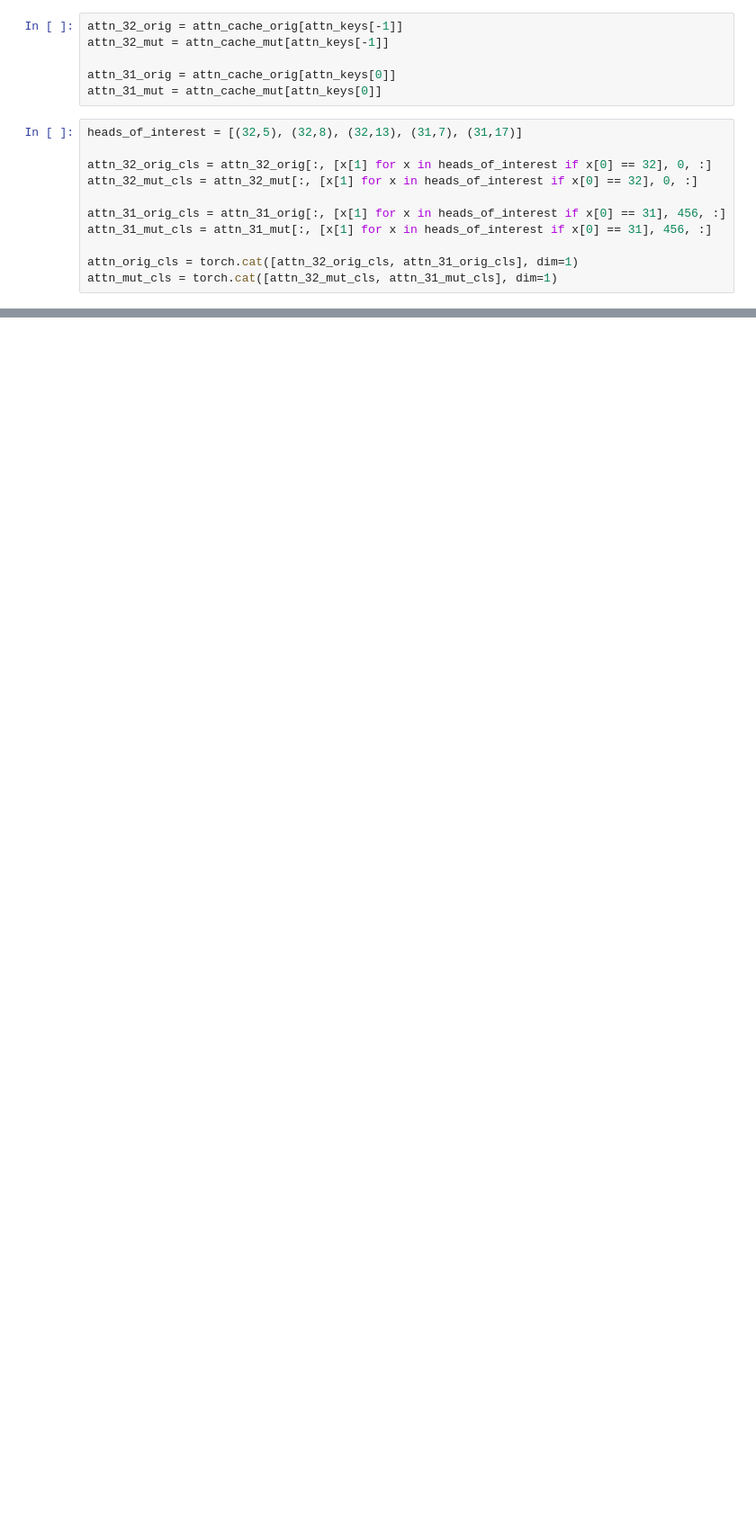
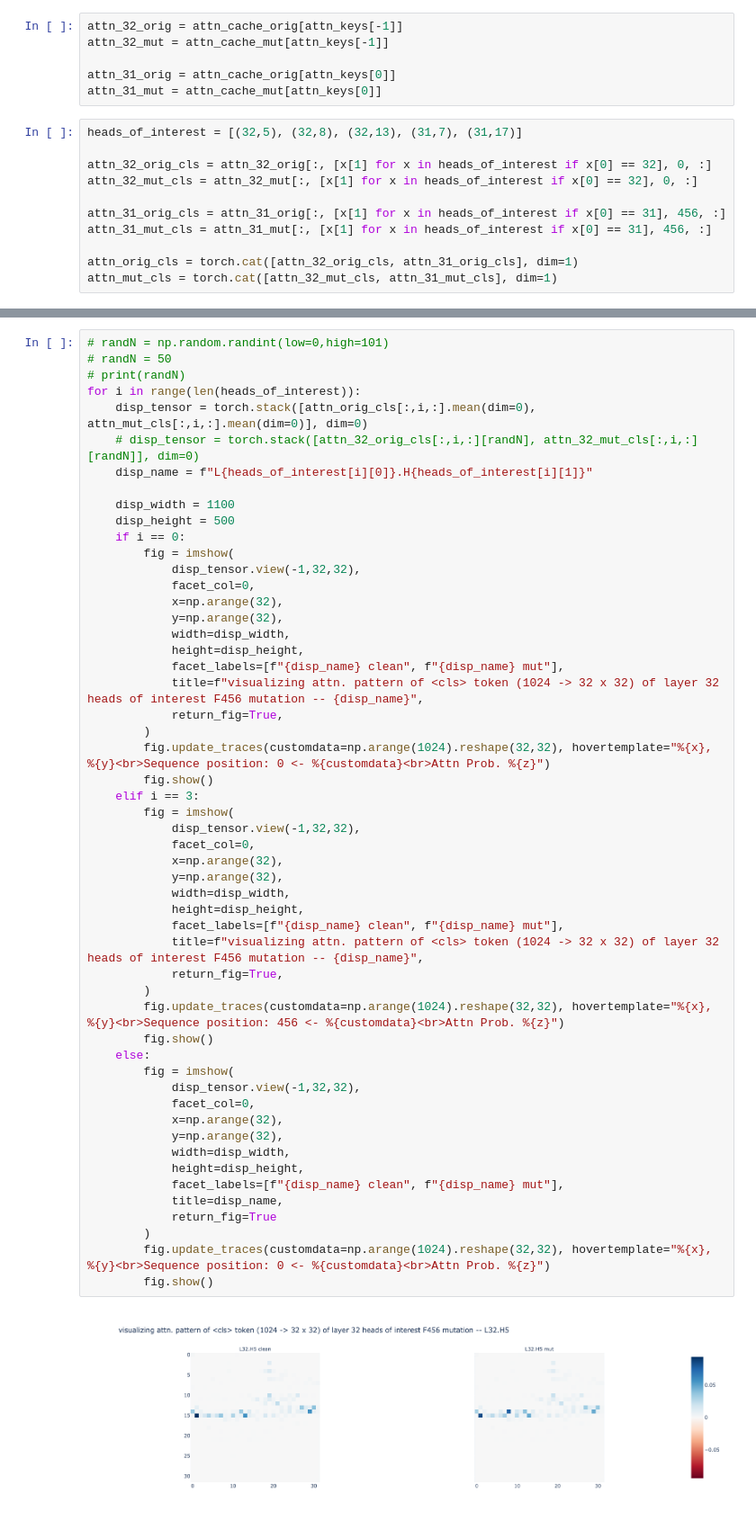
Before and after one commit to blab/mutational-embedding-vectors, a Jupyter notebook: notebooks/plm_circuits/ex31_F456L_replicate.ipynb, the cells around one changed output, grey strips where cells are left out. Shown at 90% size. Cells and saved outputs as stored; diff of their text form; blank space fills up the shorter version.

```diff
--- a/notebooks/plm_circuits/ex31_F456L_replicate.ipynb
+++ b/notebooks/plm_circuits/ex31_F456L_replicate.ipynb
@@ -784,0 +839,55 @@ for i in range(len(heads_of_interest)):
+# %%
+# randN = np.random.randint(low=0,high=101)
+# randN = 50
+# print(randN)
+for i in range(len(heads_of_interest)):
+    disp_tensor = torch.stack([attn_orig_cls[:,i,:].mean(dim=0), attn_mut_cls[:,i,:].mean(dim=0)], dim=0)
+    # disp_tensor = torch.stack([attn_32_orig_cls[:,i,:][randN], attn_32_mut_cls[:,i,:][randN]], dim=0)
+    disp_name = f"L{heads_of_interest[i][0]}.H{heads_of_interest[i][1]}"
+
+    disp_width = 1100
+    disp_height = 500
+    if i == 0:
+        fig = imshow(
+            disp_tensor.view(-1,32,32),
+            facet_col=0,
+            x=np.arange(32),
+            y=np.arange(32),
+            width=disp_width,
+            height=disp_height,
+            facet_labels=[f"{disp_name} clean", f"{disp_name} mut"],
+            title=f"visualizing attn. pattern of <cls> token (1024 -> 32 x 32) of layer 32 heads of interest F456 mutation -- {disp_name}",
+            return_fig=True,
+        )
+        fig.update_traces(customdata=np.arange(1024).reshape(32,32), hovertemplate="%{x}, %{y}<br>Sequence position: 0 <- %{customdata}<br>Attn Prob. %{z}")
+        fig.show()
+    elif i == 3:
+        fig = imshow(
+            disp_tensor.view(-1,32,32),
+            facet_col=0,
+            x=np.arange(32),
+            y=np.arange(32),
+            width=disp_width,
+            height=disp_height,
+            facet_labels=[f"{disp_name} clean", f"{disp_name} mut"],
+            title=f"visualizing attn. pattern of <cls> token (1024 -> 32 x 32) of layer 32 heads of interest F456 mutation -- {disp_name}",
+            return_fig=True,
+        )
+        fig.update_traces(customdata=np.arange(1024).reshape(32,32), hovertemplate="%{x}, %{y}<br>Sequence position: 456 <- %{customdata}<br>Attn Prob. %{z}")
+        fig.show()
+    else:
+        fig = imshow(
+            disp_tensor.view(-1,32,32),
+            facet_col=0,
+            x=np.arange(32),
+            y=np.arange(32),
+            width=disp_width,
+            height=disp_height,
+            facet_labels=[f"{disp_name} clean", f"{disp_name} mut"],
+            title=disp_name,
+            return_fig=True
+        )
+        fig.update_traces(customdata=np.arange(1024).reshape(32,32), hovertemplate="%{x}, %{y}<br>Sequence position: 0 <- %{customdata}<br>Attn Prob. %{z}")
+        fig.show()
+# %% [output]
+[figure, added]
```
Also changed, not shown: parts of 25 cells of this notebook, 1 other file.
